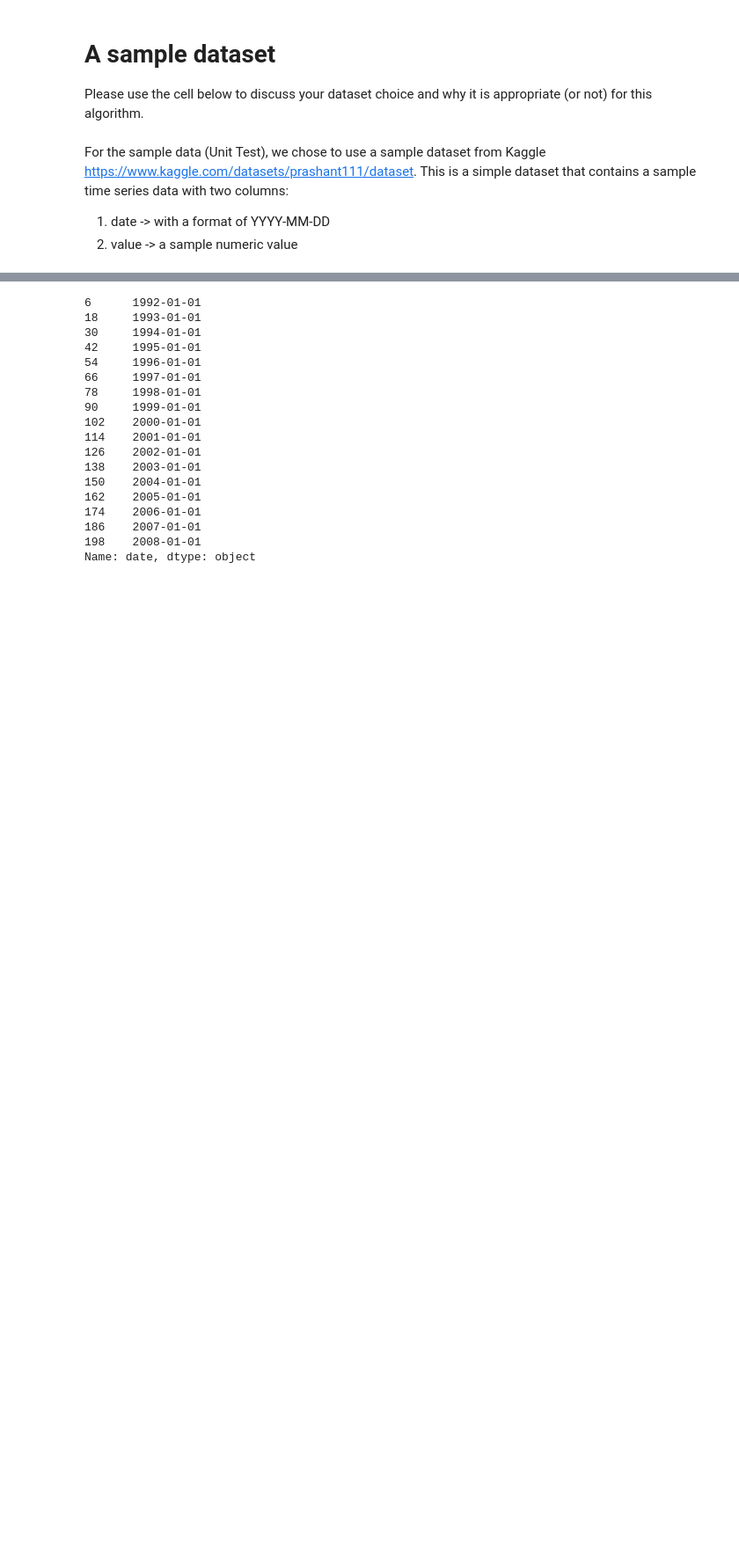
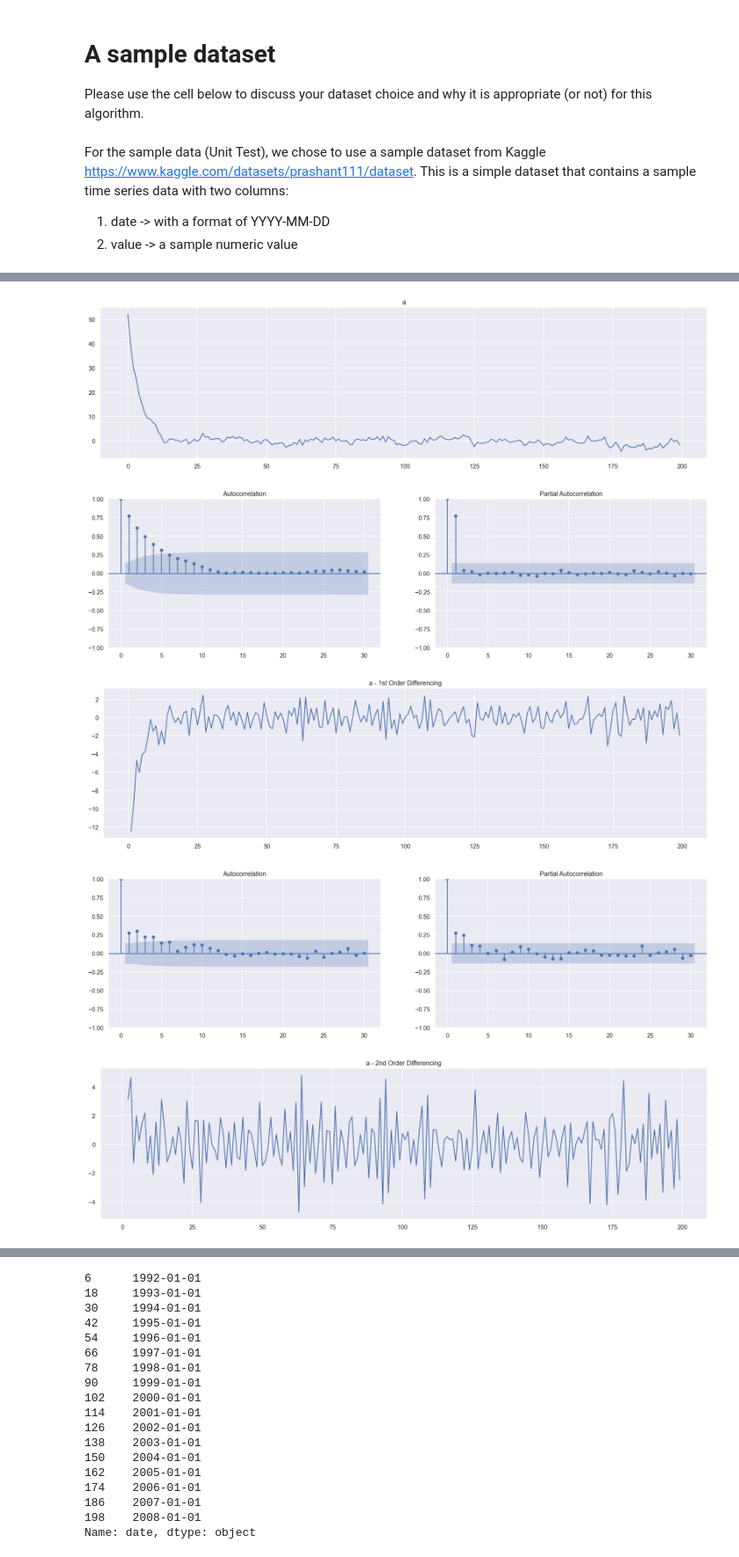
Before and after one commit to stavco9/advancedml-exc3, a Jupyter notebook: 3945_2025A_HW3_Boosting.ipynb, the cells around one changed output, grey strips where cells are left out. Shown at 88% size. Drawn from its saved outputs; the diff is of its cells as text; code cells hidden in the pictures; blank space fills up the shorter version.

```diff
--- a/3945_2025A_HW3_Boosting.ipynb
+++ b/3945_2025A_HW3_Boosting.ipynb
@@ -257,0 +298,8 @@ a = ARIMACustom(X)
+# %%
+plot_acf(pd.DataFrame(X), title="a", samples_per_lag=30)
+# %% [output]
+[figure, added]
+[figure, added]
+[figure, added]
+[figure, added]
+[figure, added]
```
Also changed, not shown: parts of 15 cells of this notebook, 1 other file.
